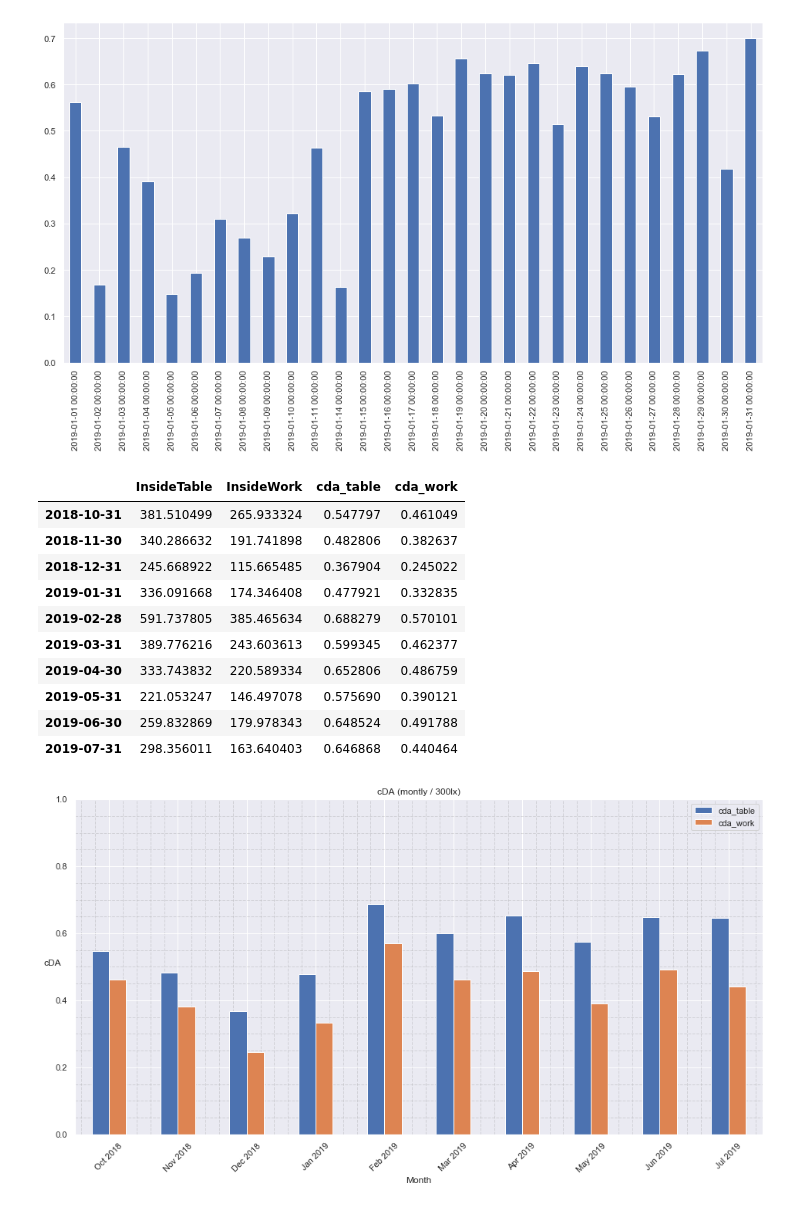
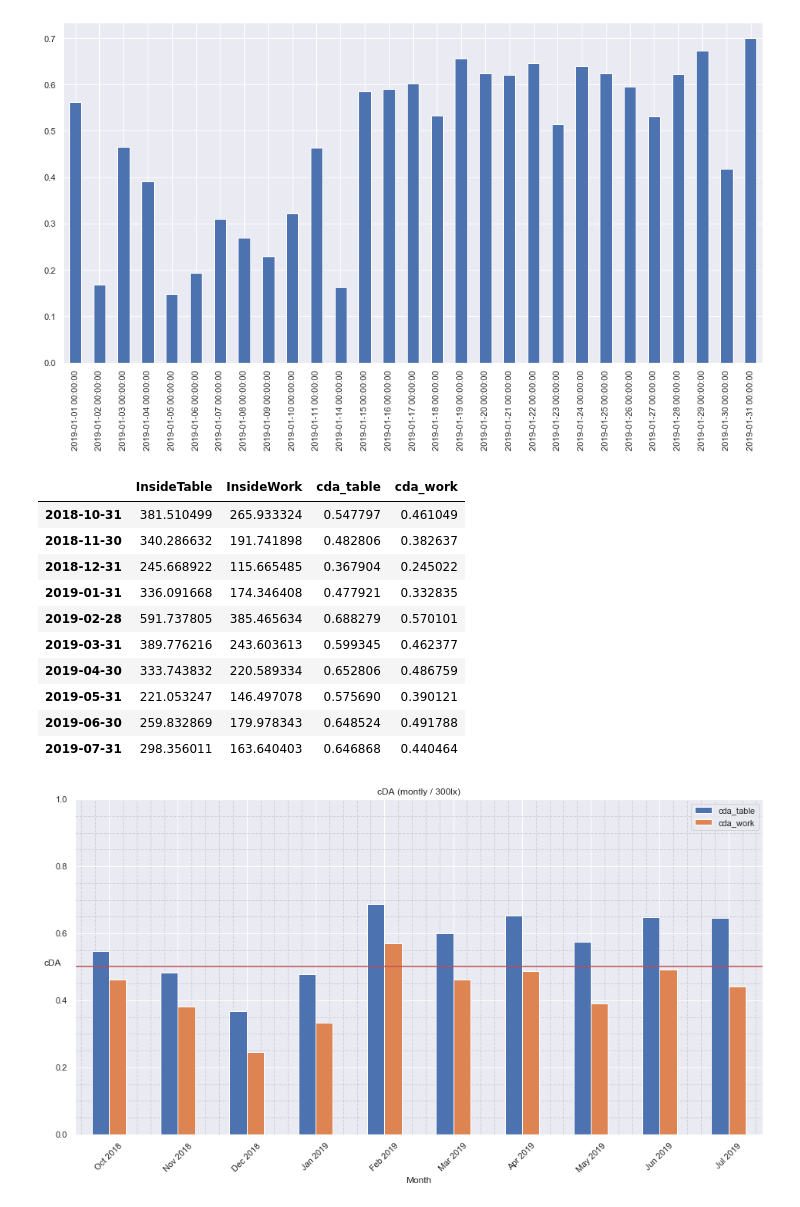
Before and after one commit to OliverZott/DataAnalysis_Almemo, a Jupyter notebook: Data_Almemo.ipynb, the cells around one changed output. Saved outputs shown, nothing was run; the diff lists cells and outputs as text; code cells hidden in the pictures.

```diff
--- a/Data_Almemo.ipynb
+++ b/Data_Almemo.ipynb
@@ -688,31 +688,32 @@ df_cda_month = df_cda.resample('M').mean()
 
 display(df_cda_month)
 ax = df_cda_month[['cda_table', 'cda_work']].plot(kind='bar', figsize=(16,8), title = 'cDA (montly / 300lx)')
+plt.axhline(y=0.5, color='r')
 
 ax.set_xlabel("Month")
 ax.set_ylabel("cDA", rotation=0)
 plt.minorticks_on()
 plt.grid(b=True, which='minor', color='#999999', linestyle='--', alpha=0.3)
 
 # problems with new groupt timestamp index! This fix works:
 # https://github.com/pandas-dev/pandas/issues/1918
 plt.gca().xaxis.set_major_formatter(plt.FixedFormatter(df_cda_month.index.to_series().dt.strftime("%b %Y")))
 
 ax.set_ylim( bottom=0, top=1)
 ax.xaxis.set_tick_params(rotation=45)
 
 # plt.savefig('cDA.svg', format="svg")
 plt.savefig('cDA.png', dpi = 100)
 # %% [output]
 |  | InsideTable | InsideWork | cda_table | cda_work |
 | 2018-10-31 | 381.510499 | 265.933324 | 0.547797 | 0.461049 |
 | 2018-11-30 | 340.286632 | 191.741898 | 0.482806 | 0.382637 |
 | 2018-12-31 | 245.668922 | 115.665485 | 0.367904 | 0.245022 |
 | 2019-01-31 | 336.091668 | 174.346408 | 0.477921 | 0.332835 |
 | 2019-02-28 | 591.737805 | 385.465634 | 0.688279 | 0.570101 |
 | 2019-03-31 | 389.776216 | 243.603613 | 0.599345 | 0.462377 |
 | 2019-04-30 | 333.743832 | 220.589334 | 0.652806 | 0.486759 |
 | 2019-05-31 | 221.053247 | 146.497078 | 0.575690 | 0.390121 |
 | 2019-06-30 | 259.832869 | 179.978343 | 0.648524 | 0.491788 |
 | 2019-07-31 | 298.356011 | 163.640403 | 0.646868 | 0.440464 |
-[figure, old version]
+[figure, new version]
```
